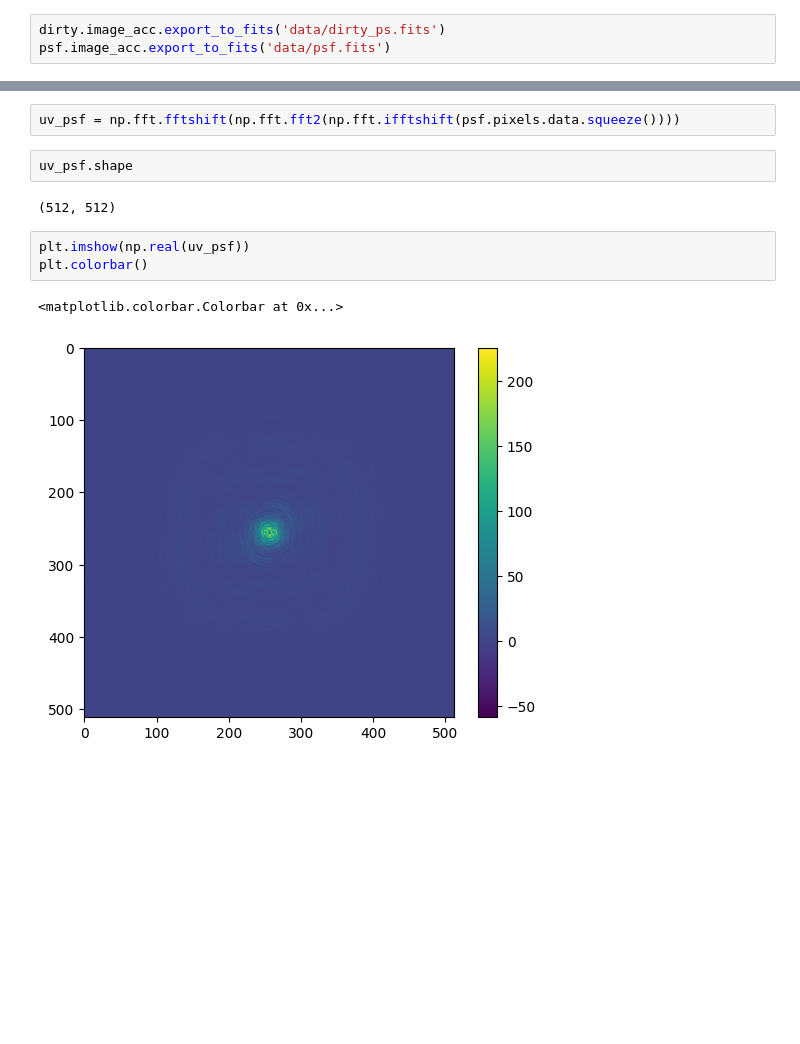
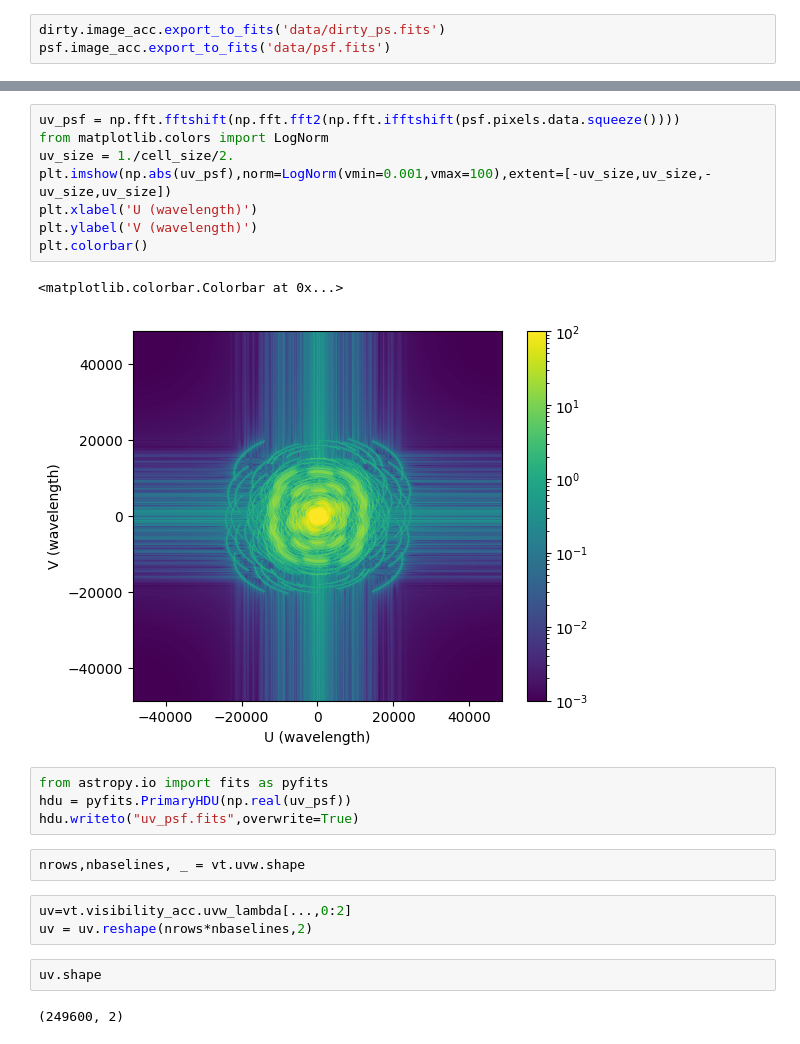
Before and after one commit to simon-prunet/radio-imaging, a Jupyter notebook: dirty.ipynb, the cells around one changed output, grey strips where cells are left out. Saved outputs shown, nothing was run; the diff lists cells and outputs as text; blank space fills up the shorter version.

```diff
--- a/dirty.ipynb
+++ b/dirty.ipynb
@@ -114,12 +119,24 @@ psf['pixels'].data.shape
-# %%
-uv_psf = np.fft.fftshift(np.fft.fft2(np.fft.ifftshift(psf.pixels.data.squeeze())))
+# %%
+uv_psf = np.fft.fftshift(np.fft.fft2(np.fft.ifftshift(psf.pixels.data.squeeze())))
+from matplotlib.colors import LogNorm
+uv_size = 1./cell_size/2.
+plt.imshow(np.abs(uv_psf),norm=LogNorm(vmin=0.001,vmax=100),extent=[-uv_size,uv_size,-uv_size,uv_size])
+plt.xlabel('U (wavelength)')
+plt.ylabel('V (wavelength)')
+plt.colorbar()
+# %% [output]
+<matplotlib.colorbar.Colorbar at 0x...>
+[figure, added]
+# %%
+from astropy.io import fits as pyfits
+hdu = pyfits.PrimaryHDU(np.real(uv_psf))
+hdu.writeto("uv_psf.fits",overwrite=True)
+# %%
+nrows,nbaselines, _ = vt.uvw.shape
+# %%
+uv=vt.visibility_acc.uvw_lambda[...,0:2]
+uv = uv.reshape(nrows*nbaselines,2)
 # %%
-uv_psf.shape
+uv.shape
 # %% [output]
-(512, 512)
+(249600, 2)
-# %%
-plt.imshow(np.real(uv_psf))
-plt.colorbar()
-# %% [output]
-<matplotlib.colorbar.Colorbar at 0x...>
-[figure, removed]
```
Also changed, not shown: parts of 19 cells of this notebook, 2 other files.
